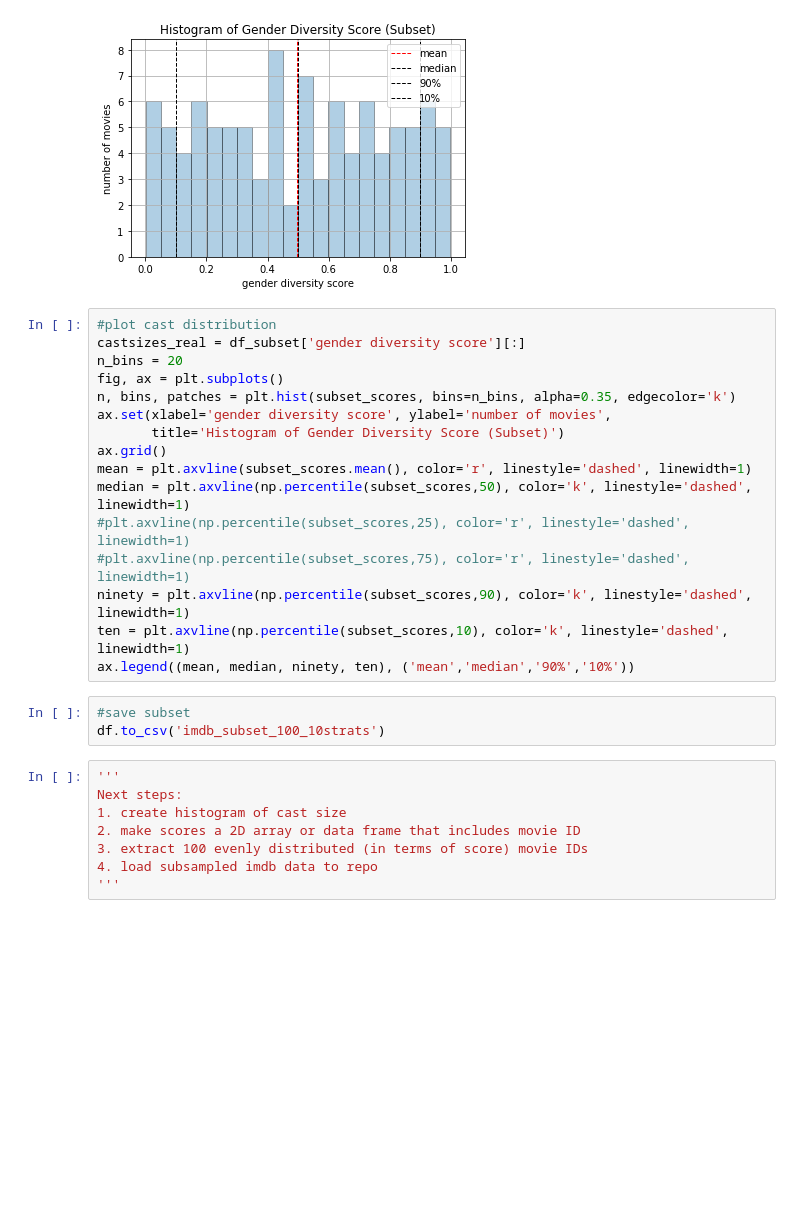
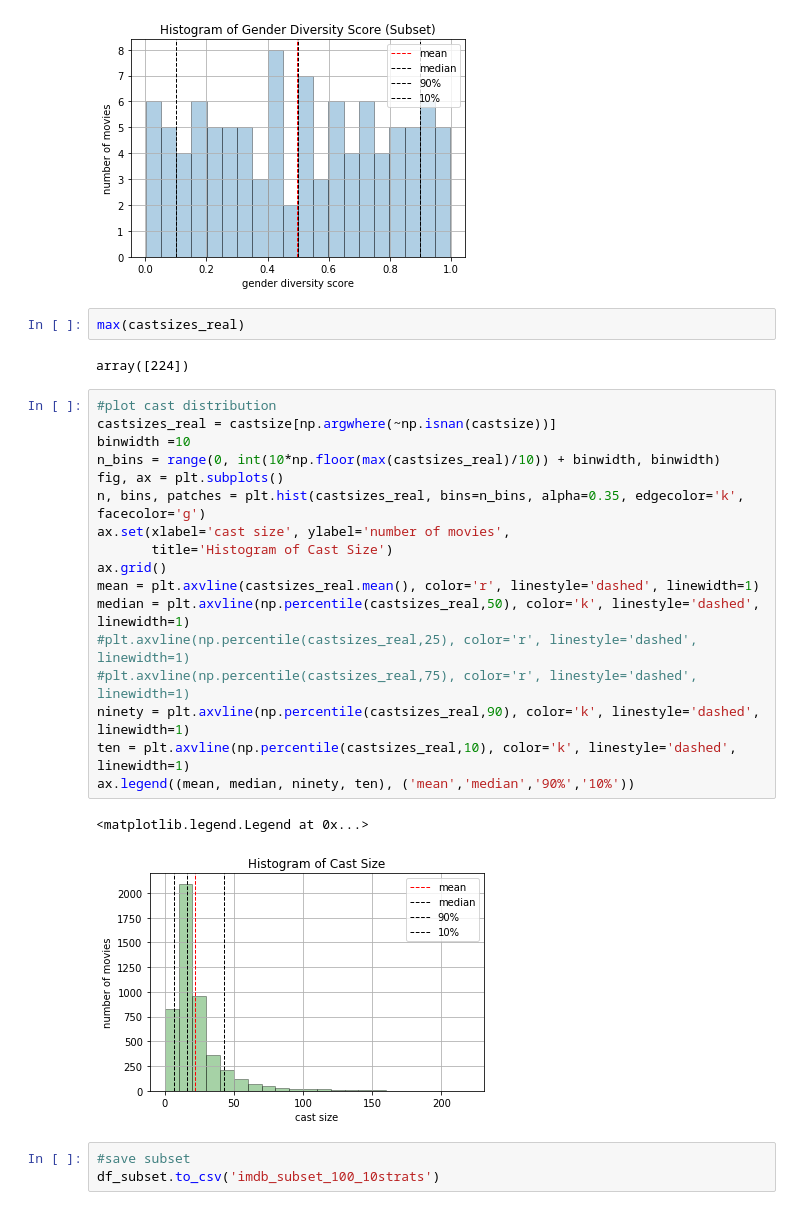
Before and after one commit to tmaxdillon/movie-gender-sentiment-analysis, a Jupyter notebook: get_diversity_score.ipynb, the cells around one changed output. Saved outputs shown, nothing was run; the diff lists cells and outputs as text; blank space fills up the shorter version.

Commit message:
committing subset data

```diff
--- a/get_diversity_score.ipynb
+++ b/get_diversity_score.ipynb
@@ -147,30 +147,30 @@ ax.legend((mean, median, ninety, ten), ('mean','median','90%','10%'))
 # %% [output]
 <matplotlib.legend.Legend at 0x...>
 [figure]
+# %%
+max(castsizes_real)
+# %% [output]
+array([224])
 # %%
 #plot cast distribution
-castsizes_real = df_subset['gender diversity score'][:]
-n_bins = 20
+castsizes_real = castsize[np.argwhere(~np.isnan(castsize))]
+binwidth =10
+n_bins = range(0, int(10*np.floor(max(castsizes_real)/10)) + binwidth, binwidth)
 fig, ax = plt.subplots()
-n, bins, patches = plt.hist(subset_scores, bins=n_bins, alpha=0.35, edgecolor='k')
-ax.set(xlabel='gender diversity score', ylabel='number of movies',
-       title='Histogram of Gender Diversity Score (Subset)')
+n, bins, patches = plt.hist(castsizes_real, bins=n_bins, alpha=0.35, edgecolor='k', facecolor='g')
+ax.set(xlabel='cast size', ylabel='number of movies',
+       title='Histogram of Cast Size')
 ax.grid()
-mean = plt.axvline(subset_scores.mean(), color='r', linestyle='dashed', linewidth=1)
-median = plt.axvline(np.percentile(subset_scores,50), color='k', linestyle='dashed', linewidth=1)
-#plt.axvline(np.percentile(subset_scores,25), color='r', linestyle='dashed', linewidth=1)
-#plt.axvline(np.percentile(subset_scores,75), color='r', linestyle='dashed', linewidth=1)
-ninety = plt.axvline(np.percentile(subset_scores,90), color='k', linestyle='dashed', linewidth=1)
-ten = plt.axvline(np.percentile(subset_scores,10), color='k', linestyle='dashed', linewidth=1)
+mean = plt.axvline(castsizes_real.mean(), color='r', linestyle='dashed', linewidth=1)
+median = plt.axvline(np.percentile(castsizes_real,50), color='k', linestyle='dashed', linewidth=1)
+#plt.axvline(np.percentile(castsizes_real,25), color='r', linestyle='dashed', linewidth=1)
+#plt.axvline(np.percentile(castsizes_real,75), color='r', linestyle='dashed', linewidth=1)
+ninety = plt.axvline(np.percentile(castsizes_real,90), color='k', linestyle='dashed', linewidth=1)
+ten = plt.axvline(np.percentile(castsizes_real,10), color='k', linestyle='dashed', linewidth=1)
 ax.legend((mean, median, ninety, ten), ('mean','median','90%','10%'))
+# %% [output]
+<matplotlib.legend.Legend at 0x...>
+[figure, added]
 # %%
 #save subset
-df.to_csv('imdb_subset_100_10strats')
+df_subset.to_csv('imdb_subset_100_10strats')
-# %%
-'''
-Next steps:
-1. create histogram of cast size
-2. make scores a 2D array or data frame that includes movie ID
-3. extract 100 evenly distributed (in terms of score) movie IDs
-4. load subsampled imdb data to repo
-'''
```
Also changed, not shown: parts of 1 cell of this notebook, 1 other file.
